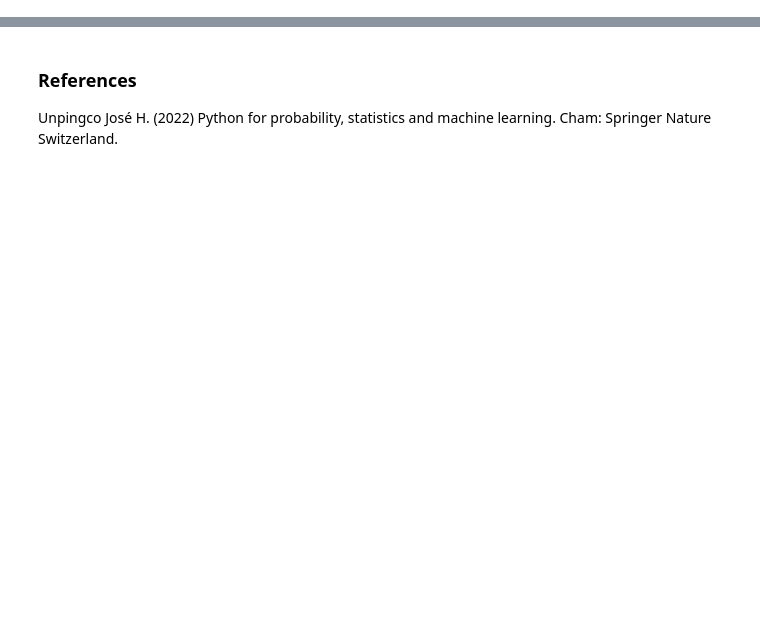
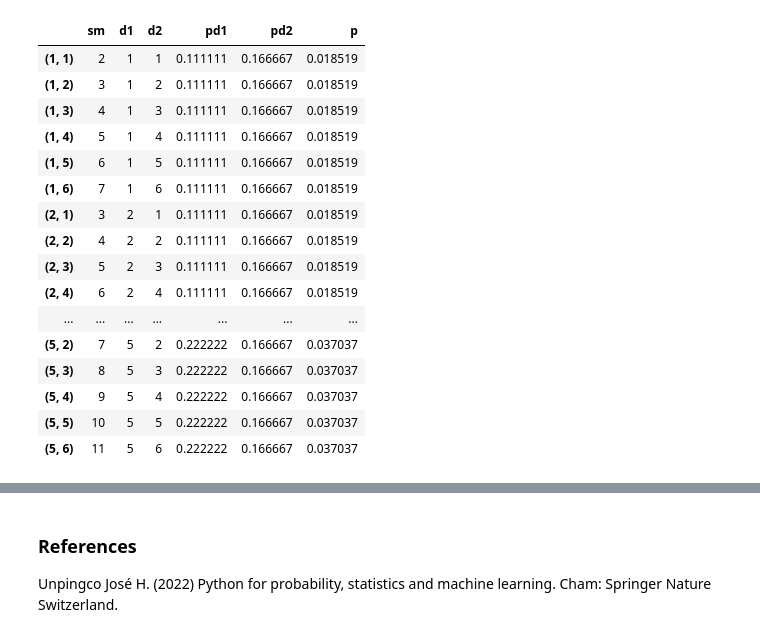
Before and after one commit to SixMMG2407/modeling-of-systems-and-processes, a Jupyter notebook: sessions/00_03.ipynb, the cells around one changed output, grey strips where cells are left out. Cells and saved outputs as stored; diff of their text form; code cells hidden in the pictures; blank space fills up the shorter version.

```diff
--- a/sessions/00_03.ipynb
+++ b/sessions/00_03.ipynb
@@ -60,7 +98,25 @@ d.head()
 # %%
 d.p = d.pd1 * d.pd2
 # %%
-d.head()
+d.head(30)
+# %% [output]
+|  | sm | d1 | d2 | pd1 | pd2 | p |
+| (1, 1) | 2 | 1 | 1 | 0.111111 | 0.166667 | 0.018519 |
+| (1, 2) | 3 | 1 | 2 | 0.111111 | 0.166667 | 0.018519 |
+| (1, 3) | 4 | 1 | 3 | 0.111111 | 0.166667 | 0.018519 |
+| (1, 4) | 5 | 1 | 4 | 0.111111 | 0.166667 | 0.018519 |
+| (1, 5) | 6 | 1 | 5 | 0.111111 | 0.166667 | 0.018519 |
+| (1, 6) | 7 | 1 | 6 | 0.111111 | 0.166667 | 0.018519 |
+| (2, 1) | 3 | 2 | 1 | 0.111111 | 0.166667 | 0.018519 |
+| (2, 2) | 4 | 2 | 2 | 0.111111 | 0.166667 | 0.018519 |
+| (2, 3) | 5 | 2 | 3 | 0.111111 | 0.166667 | 0.018519 |
+| (2, 4) | 6 | 2 | 4 | 0.111111 | 0.166667 | 0.018519 |
+| ... | ... | ... | ... | ... | ... | ... |
+| (5, 2) | 7 | 5 | 2 | 0.222222 | 0.166667 | 0.037037 |
+| (5, 3) | 8 | 5 | 3 | 0.222222 | 0.166667 | 0.037037 |
+| (5, 4) | 9 | 5 | 4 | 0.222222 | 0.166667 | 0.037037 |
+| (5, 5) | 10 | 5 | 5 | 0.222222 | 0.166667 | 0.037037 |
+| (5, 6) | 11 | 5 | 6 | 0.222222 | 0.166667 | 0.037037 |
 # %%
 d_cum = d.groupby('sm')['p'].sum()
 # %%
```
Also changed, not shown: parts of 11 cells of this notebook, 2 other files.
